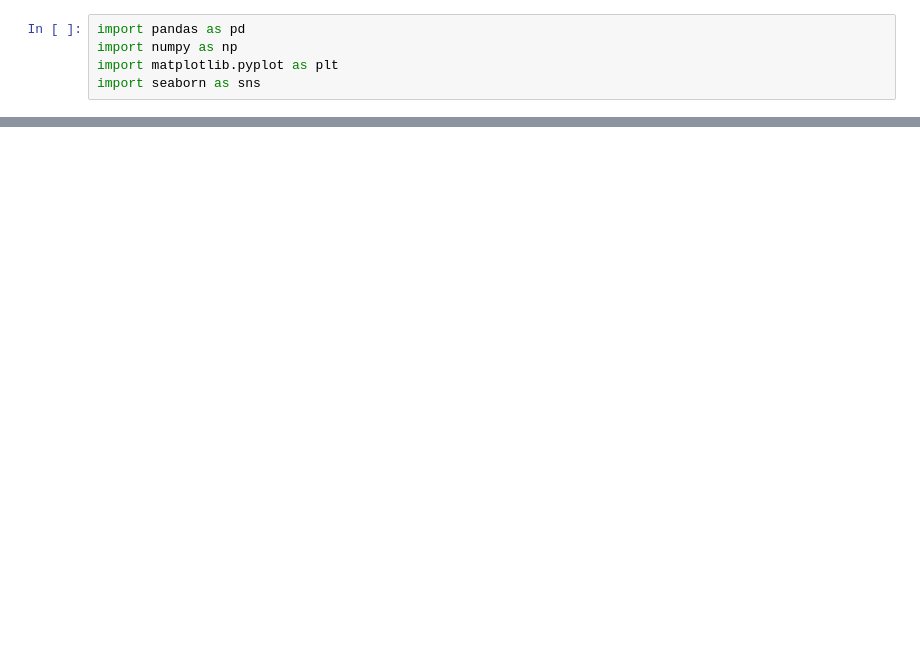
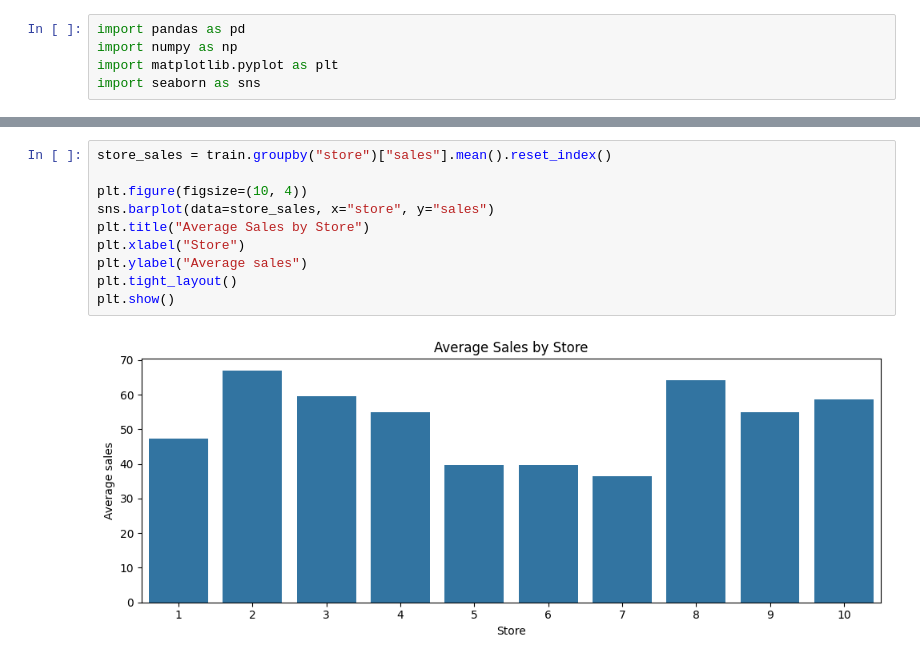
Before and after one commit to OrionLedger/Mushtari, a Jupyter notebook: notebooks/exploratory/train.ipynb, the cells around one changed output, grey strips where cells are left out. Drawn from its saved outputs; the diff is of its cells as text; blank space fills up the shorter version.

```diff
--- a/notebooks/exploratory/train.ipynb
+++ b/notebooks/exploratory/train.ipynb
@@ -139,0 +86,12 @@ plt.show()
+# %%
+store_sales = train.groupby("store")["sales"].mean().reset_index()
+
+plt.figure(figsize=(10, 4))
+sns.barplot(data=store_sales, x="store", y="sales")
+plt.title("Average Sales by Store")
+plt.xlabel("Store")
+plt.ylabel("Average sales")
+plt.tight_layout()
+plt.show()
+# %% [output]
+[figure, added]
```
Also changed, not shown: parts of 18 cells of this notebook, 4 other files.
